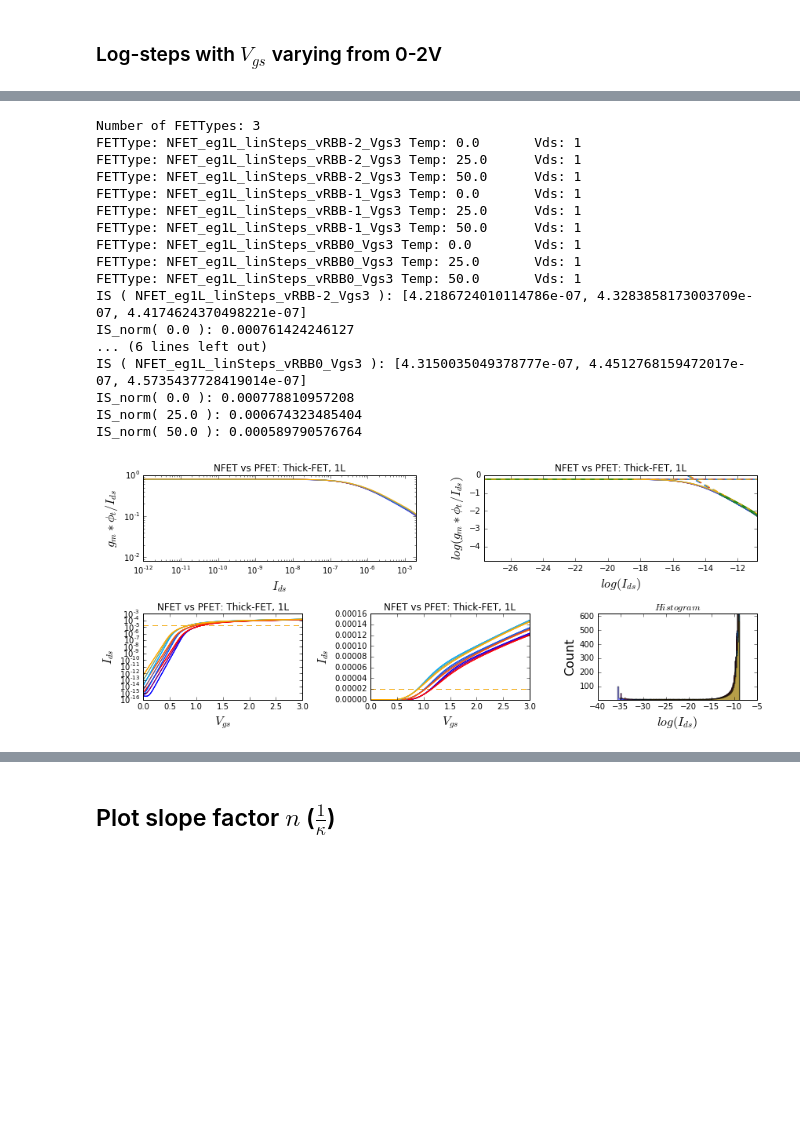
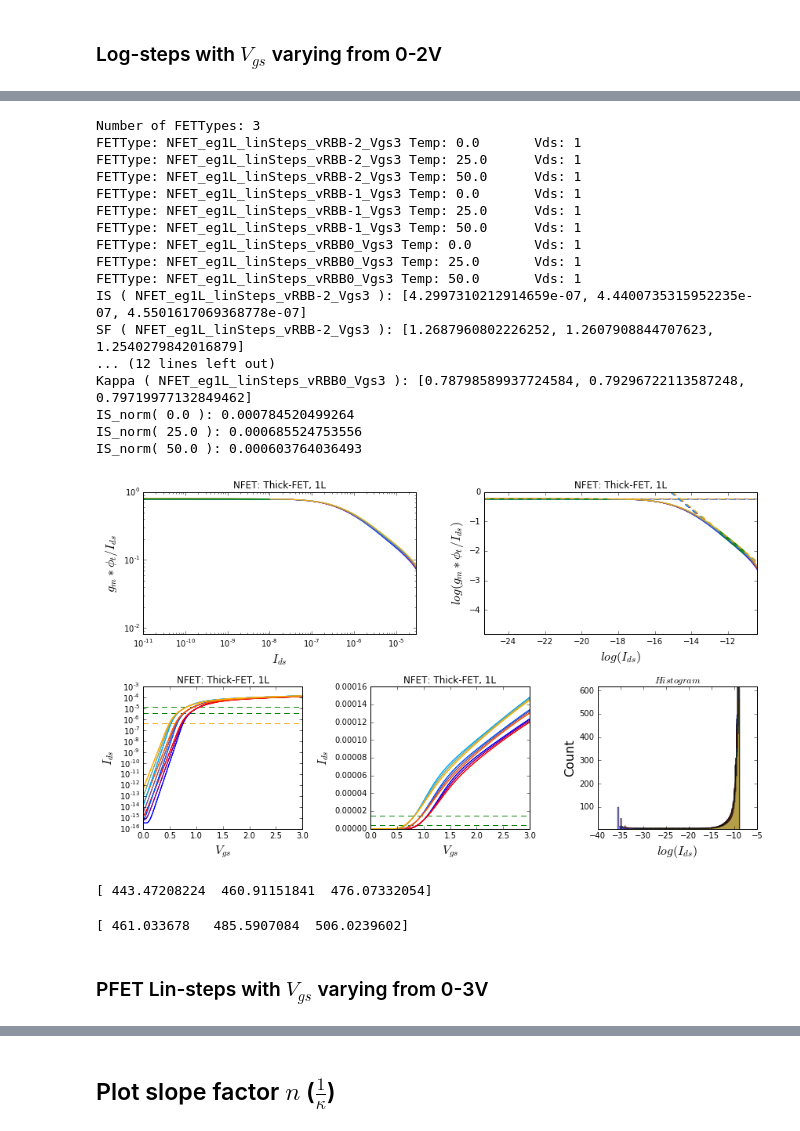
Before and after one commit to twinoza/TwinPyNB, a Jupyter notebook: FETCharacterization/FET_ParamExtract_UTSOI.ipynb, the cells around one changed output, grey strips where cells are left out. Cells and saved outputs as stored; diff of their text form; code cells hidden in the pictures; blank space fills up the shorter version.

```diff
--- a/FETCharacterization/FET_ParamExtract_UTSOI.ipynb
+++ b/FETCharacterization/FET_ParamExtract_UTSOI.ipynb
@@ -1,6 +1,6 @@
 # %%
 %pylab inline
-pylab.rcParams['figure.figsize'] = 12,5
+defFigSize = pylab.rcParams['figure.figsize'] = 12,5
 # %% [output]
 Populating the interactive namespace from numpy and matplotlib
 WARNING: pylab import has clobbered these variables: ['power', 'linalg', 'random', 'interactive', 'fft', 'info']
@@ -176,13 +192,12 @@ def plotXY(Xs, Ys, ttl="Y vs X", marker='.', xLbl="X", yLbl="Y",
     ax = setAxis(ax)
     # Determine whether or not there are multiple columns worth of (x,y) plots.
     # If so, color code the plots from blue to red, otherwise, use the input color
-    if len(shape(Ys))<=1:
-        ax.plot(Xs, Ys, marker=marker, color=color)
-    else:
-        print "multiple columns"
+    if len(shape(Ys))>1 and shape(Ys)[1]>1:
         numCols = shape(Ys)[1]
         for i in range(numCols):
             ax.plot(Xs, Ys.T[i], marker=marker, color=(1.*i/(numCols-1), 0, 1.-(1.*i/(numCols-1))))
+    else:
+        ax.plot(Xs, Ys, marker=marker, color=color)
     sca(ax)
     xlabel(xLbl, fontsize=fntSz)
     ylabel(yLbl, fontsize=fntSz)
@@ -192,15 +207,15 @@ def plotXY(Xs, Ys, ttl="Y vs X", marker='.', xLbl="X", yLbl="Y",
 
 def plotXlogY(Xs, Ys, ttl="Log[Y] vs X", marker='.', xLbl="X", yLbl="Log[Y]",
               color=(1,0,0), fntSz=16, xLims=None, yLims=None, ax=None):
-    setAxis(ax)
+    ax = setAxis(ax)
     # Determine whether or not there are multiple columns worth of (x,y) plots.
     # If so, color code the plots from blue to red, otherwise, use the input color
-    if len(shape(Ys))<=1:
-        ax.semilogy(Xs, Ys, marker=marker, color=color)
-    else:
+    if len(shape(Ys))>1 and shape(Ys)[1]>1:
         numCols = shape(Ys)[1]
         for i in range(numCols):
             ax.semilogy(Xs, Ys.T[i], marker=marker, color=(1.*i/(numCols-1), 0, 1.-(1.*i/(numCols-1))))
+    else:
+        ax.semilogy(Xs, Ys, marker=marker, color=color)
     sca(ax)
     xlabel(xLbl, fontsize=fntSz)
     ylabel(yLbl, fontsize=fntSz)
@@ -210,15 +225,15 @@ def plotXlogY(Xs, Ys, ttl="Log[Y] vs X", marker='.', xLbl="X", yLbl="Log[Y]",
 
 def plotlogXlogY(Xs, Ys, ttl="Log[Y] vs Log[X]", marker='.', xLbl="Log[X]", yLbl="Log[Y]",
               color=(1,0,0), fntSz=16, xLims=None, yLims=None, ax=None):
-    setAxis(ax)
+    ax = setAxis(ax)
     # Determine whether or not there are multiple columns worth of (x,y) plots.
     # If so, color code the plots from blue to red, otherwise, use the input color
-    if len(shape(Ys))<=1:
-        ax.loglog(Xs, Ys, marker=marker, color=color)
-    else:
+    if len(shape(Ys))>1 and shape(Ys)[1]>1:
         numCols = shape(Ys)[1]
         for i in range(numCols):
             ax.loglog(Xs, Ys.T[i], marker=marker, color=(1.*i/(numCols-1), 0, 1.-(1.*i/(numCols-1))))
+    else:
+        ax.loglog(Xs, Ys, marker=marker, color=color)
     sca(ax)
     xlabel(xLbl, fontsize=fntSz)
     ylabel(yLbl, fontsize=fntSz)
@@ -229,10 +244,10 @@ def plotlogXlogY(Xs, Ys, ttl="Log[Y] vs Log[X]", marker='.', xLbl="Log[X]", yLbl
 # This function plots the derivative of any data set.
 def plotDeriv(Xs, Ys, ttl="dY vs X", marker='.', xLbl='X', yLbl='dY',
               color=(1,0,0), fntSz=16, xLims=None, yLims=None, ax=None):
-    setAxis(ax)
+    ax = setAxis(ax)
     dYs = diff(Ys)
     dXs = diff(Xs)
-    ax.plot(Xs[:-1], dYs/dXs, marker=marker, color=color)
+    ax.plot(elementWiseAvg(Xs), dYs/dXs, marker=marker, color=color)
     sca(ax)
     xlabel(xLbl, fontsize=fntSz)
     ylabel(yLbl, fontsize=fntSz)
@@ -244,17 +259,17 @@ def plotDeriv(Xs, Ys, ttl="dY vs X", marker='.', xLbl='X', yLbl='dY',
 # Plot a histogram of the gmOverId values to see what value I should be using for my maximum
 def plotHist(Xs, numBins=100, ttl=r'$Histogram$', color=(1,0,0),
              xLbl=r'Xs', yLbl=r'Count', fntSz=16, ax=None):
-    setAxis(ax)
+    ax = setAxis(ax)
     # Determine whether or not there are multiple columns worth of (x,y) plots.
     # If so, color code the plots from blue to red, otherwise, use the input color
-    if len(shape(Xs))<=1:
-        ax.hist(Xs, bins=numBins, color=color, alpha=0.5, histtype="stepfilled")
-    else:
+    if len(shape(Xs))>1 and shape(Xs)[1]>1:
         numCols = shape(Xs)[1]
         for i in range(numCols):
             ax.hist(Xs.T[i], bins=numBins,
                     color=(1.*i/(numCols-1), 0, 1.-(1.*i/(numCols-1))), alpha=0.5,
                     histtype="stepfilled")
+    else:
+        ax.hist(Xs, bins=numBins, color=color, alpha=0.5, histtype="stepfilled")
     (cnts, binBoundaries) = histogram(Xs, numBins)
     sca(ax)
     xlabel(xLbl, fontsize=fntSz)
@@ -1084,27 +1266,37 @@ IS_norm( 50.0 ): 0.000569413631805
 # %%
 FETTypes = ("NFET_eg1L_linSteps_vRBB-2_Vgs3", "NFET_eg1L_linSteps_vRBB-1_Vgs3", "NFET_eg1L_linSteps_vRBB0_Vgs3")
 #FETTypes = (["NFET_eg1L_logSteps_vRBB0"])
-ISs = extractIS(FETTypes,
-                folderRoot,"NFET vs PFET: Thick-FET, 1L",
-                xLims=(10**-12,2*10**-5), yLims=(8*10**-3,1*10**-0),
-                lBounds=(10**-12,10**-8), uBounds=(2*10**-6,2*10**-5),
+nISs = extractIS(FETTypes,
+                folderRoot,"NFET: Thick-FET, 1L", Vds=[1,1,1], temps=temps,
+                xLims=(10**-11,3*10**-5), yLims=(8*10**-3,1*10**-0),
+                lBounds=(10**-12,10**-8), uBounds=(4*10**-6,1.5*10**-5),
                 curveType="IdsVgsCurve")
 # %% [output]
 Number of FETTypes: 3
 FETType: NFET_eg1L_linSteps_vRBB-2_Vgs3 Temp: 0.0       Vds: 1
 FETType: NFET_eg1L_linSteps_vRBB-2_Vgs3 Temp: 25.0      Vds: 1
 FETType: NFET_eg1L_linSteps_vRBB-2_Vgs3 Temp: 50.0      Vds: 1
 FETType: NFET_eg1L_linSteps_vRBB-1_Vgs3 Temp: 0.0       Vds: 1
 FETType: NFET_eg1L_linSteps_vRBB-1_Vgs3 Temp: 25.0      Vds: 1
 FETType: NFET_eg1L_linSteps_vRBB-1_Vgs3 Temp: 50.0      Vds: 1
 FETType: NFET_eg1L_linSteps_vRBB0_Vgs3 Temp: 0.0        Vds: 1
 FETType: NFET_eg1L_linSteps_vRBB0_Vgs3 Temp: 25.0       Vds: 1
 FETType: NFET_eg1L_linSteps_vRBB0_Vgs3 Temp: 50.0       Vds: 1
-IS ( NFET_eg1L_linSteps_vRBB-2_Vgs3 ): [4.2186724010114786e-07, 4.3283858173003709e-07, 4.4174624370498221e-07]
-IS_norm( 0.0 ): 0.000761424246127
-... (6 lines left out)
-IS ( NFET_eg1L_linSteps_vRBB0_Vgs3 ): [4.3150035049378777e-07, 4.4512768159472017e-07, 4.5735437728419014e-07]
-IS_norm( 0.0 ): 0.000778810957208
-IS_norm( 25.0 ): 0.000674323485404
-IS_norm( 50.0 ): 0.000589790576764
+IS ( NFET_eg1L_linSteps_vRBB-2_Vgs3 ): [4.2997310212914659e-07, 4.4400735315952235e-07, 4.5501617069368778e-07]
+SF ( NFET_eg1L_linSteps_vRBB-2_Vgs3 ): [1.2687960802226252, 1.2607908844707623, 1.2540279842016879]
+... (12 lines left out)
+Kappa ( NFET_eg1L_linSteps_vRBB0_Vgs3 ): [0.78798589937724584, 0.79296722113587248, 0.79719977132849462]
+IS_norm( 0.0 ): 0.000784520499264
+IS_norm( 25.0 ): 0.000685524753556
+IS_norm( 50.0 ): 0.000603764036493
-[figure, old version]
+[figure, new version]
+# %%
+print mean(nISs, axis=0)*1e9
+# %% [output]
+[ 443.47208224  460.91151841  476.07332054]
+# %%
+print mean(nISs, axis=0)*1e9
+# %% [output]
+[ 461.033678   485.5907084  506.0239602]
+# %% [markdown]
+### PFET Lin-steps with $V_{gs}$ varying from 0-3V
```
Also changed, not shown: parts of 29 cells of this notebook.
